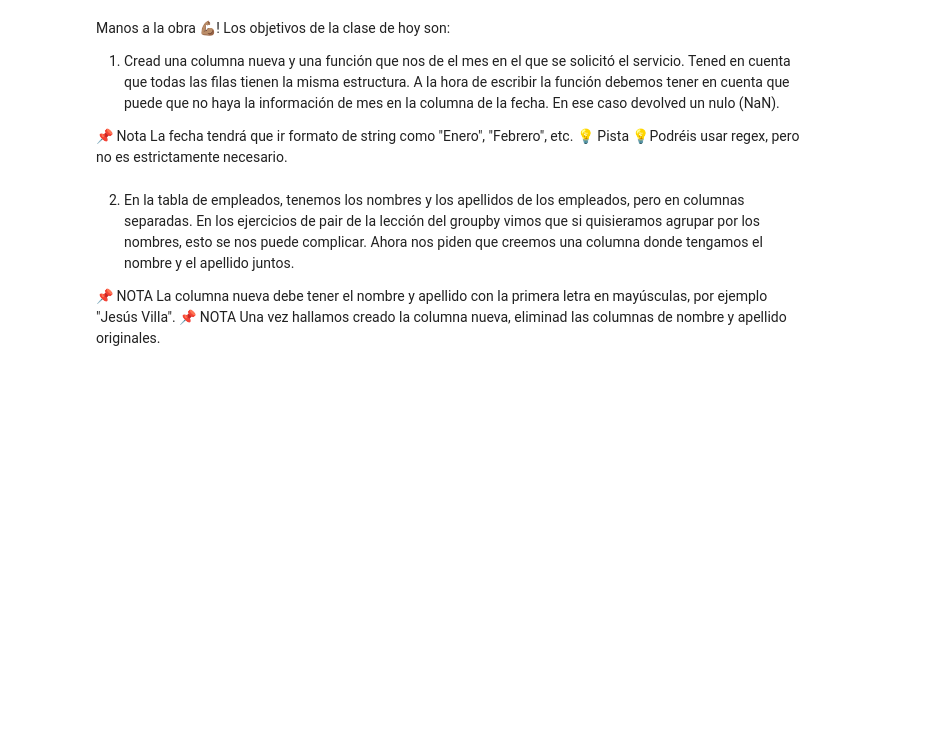
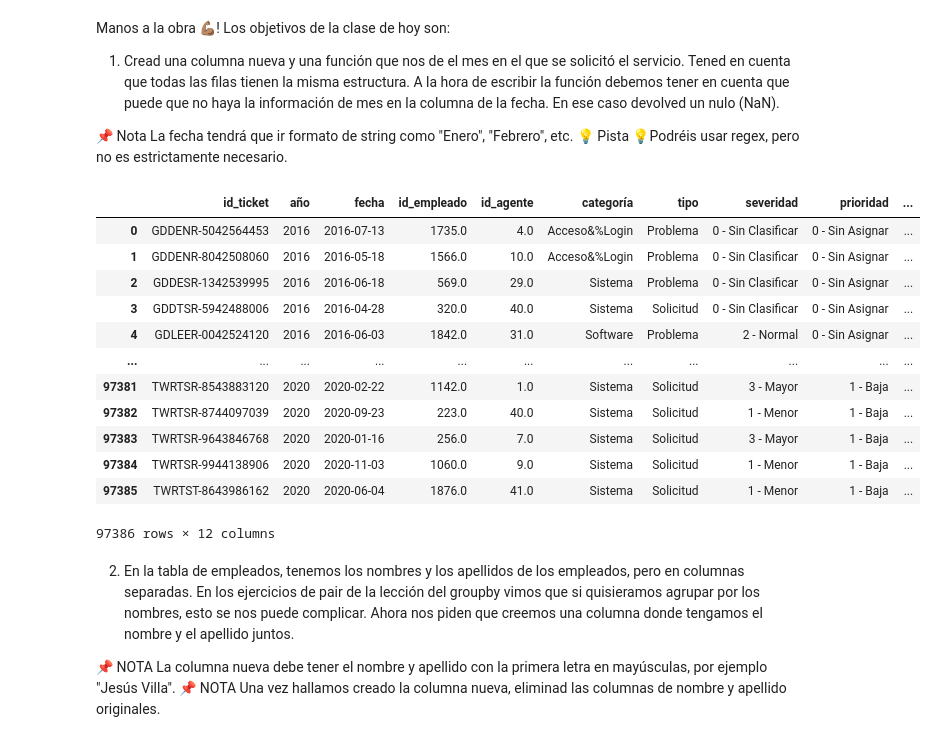
Before and after one commit to Adalab/promo-d-da-modulo2-sprint1-cristina-lidya, a Jupyter notebook: pandas/pandas-leccion7-apply.ipynb, the cells around one changed output. Saved outputs shown, nothing was run; the diff lists cells and outputs as text; code cells hidden in the pictures; blank space fills up the shorter version.

```diff
--- a/pandas/pandas-leccion7-apply.ipynb
+++ b/pandas/pandas-leccion7-apply.ipynb
@@ -21,6 +52,32 @@ Manos a la obra 💪🏽! Los objetivos de la clase de hoy son:
 
 📌 Nota La fecha tendrá que ir formato de string como "Enero", "Febrero", etc.
 💡 Pista 💡Podréis usar regex, pero no es estrictamente necesario.
+# %%
+años_2016_2020["fecha"] = años_2016_2020["fecha"].apply(pd.to_datetime)
+# %%
+def mes(m):
+    try:
+        return m.strftime("%B")
+    except:
+        return np.nan
+# %%
+años_2016_2020["mes"] = años_2016_2020["fecha"].apply(mes)
+# %%
+años_2016_2020
+# %% [output]
+|  | id_ticket | año | fecha | id_empleado | id_agente | categoría | tipo | severidad | prioridad | ... |
+| 0 | GDDENR-5042564453 | 2016 | 2016-07-13 | 1735.0 | 4.0 | Acceso&%Login | Problema | 0 - Sin Clasificar | 0 - Sin Asignar | ... |
+| 1 | GDDENR-8042508060 | 2016 | 2016-05-18 | 1566.0 | 10.0 | Acceso&%Login | Problema | 0 - Sin Clasificar | 0 - Sin Asignar | ... |
+| 2 | GDDESR-1342539995 | 2016 | 2016-06-18 | 569.0 | 29.0 | Sistema | Problema | 0 - Sin Clasificar | 0 - Sin Asignar | ... |
+| 3 | GDDTSR-5942488006 | 2016 | 2016-04-28 | 320.0 | 40.0 | Sistema | Solicitud | 0 - Sin Clasificar | 0 - Sin Asignar | ... |
+| 4 | GDLEER-0042524120 | 2016 | 2016-06-03 | 1842.0 | 31.0 | Software | Problema | 2 - Normal | 0 - Sin Asignar | ... |
+| ... | ... | ... | ... | ... | ... | ... | ... | ... | ... | ... |
+| 97381 | TWRTSR-8543883120 | 2020 | 2020-02-22 | 1142.0 | 1.0 | Sistema | Solicitud | 3 - Mayor | 1 - Baja | ... |
+| 97382 | TWRTSR-8744097039 | 2020 | 2020-09-23 | 223.0 | 40.0 | Sistema | Solicitud | 1 - Menor | 1 - Baja | ... |
+| 97383 | TWRTSR-9643846768 | 2020 | 2020-01-16 | 256.0 | 7.0 | Sistema | Solicitud | 3 - Mayor | 1 - Baja | ... |
+| 97384 | TWRTSR-9944138906 | 2020 | 2020-11-03 | 1060.0 | 9.0 | Sistema | Solicitud | 1 - Menor | 1 - Baja | ... |
+| 97385 | TWRTST-8643986162 | 2020 | 2020-06-04 | 1876.0 | 41.0 | Sistema | Solicitud | 1 - Menor | 1 - Baja | ... |
+97386 rows × 12 columns
 # %% [markdown]
 2. En la tabla de empleados, tenemos los nombres y los apellidos de los empleados, pero en columnas separadas.
 En los ejercicios de pair de la lección del groupby vimos que si quisieramos agrupar por los nombres, esto se nos puede complicar.
```
Also changed, not shown: parts of 11 cells of this notebook.
